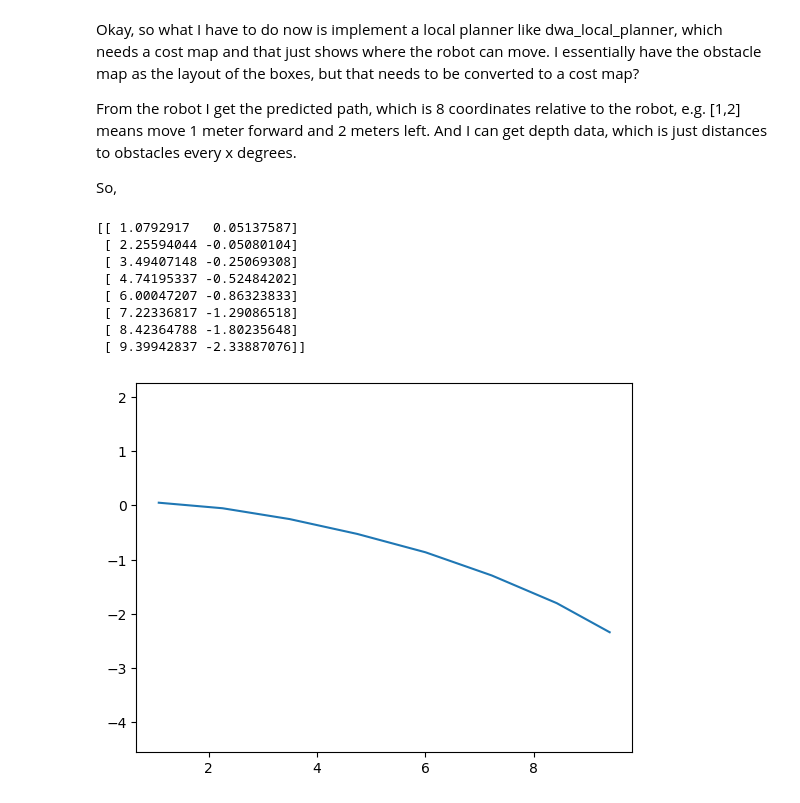
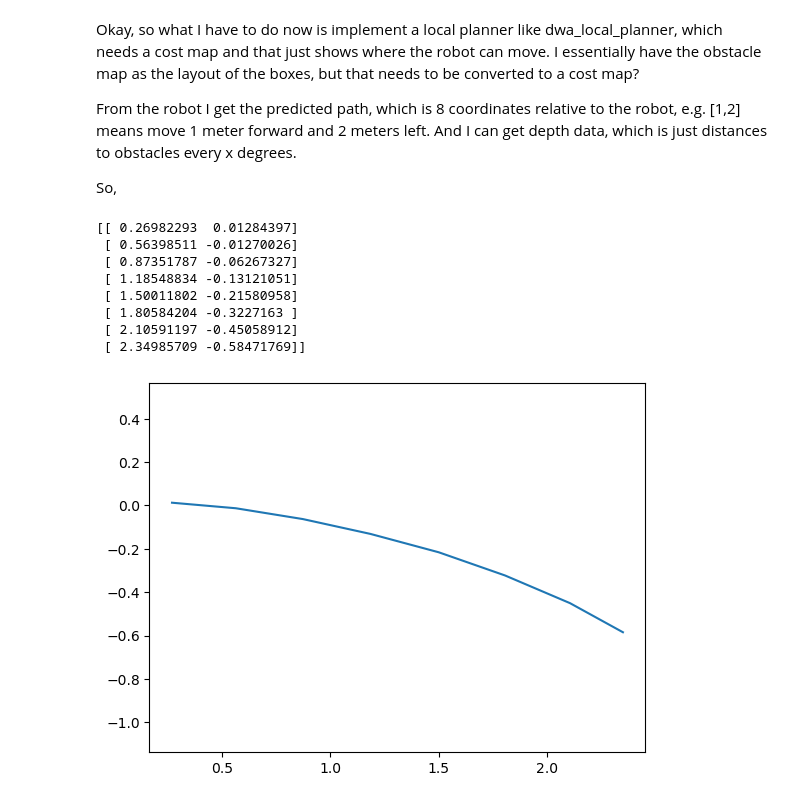
Before and after one commit to SuspiciousSeal/nomad_thesis, a Jupyter notebook: tools/plot.ipynb, the cells around one changed output. Cells and saved outputs as stored; diff of their text form; code cells hidden in the pictures.

```diff
--- a/tools/plot.ipynb
+++ b/tools/plot.ipynb
@@ -25,19 +25,19 @@ So,
 # %%
 data2 = np.array([1.0792917013168335, 0.0513758659362793, 2.2559404373168945, -0.05080103874206543, 3.4940714836120605, -0.25069308280944824, 4.741953372955322, -0.5248420238494873, 6.000472068786621, -0.8632383346557617, 7.223368167877197, -1.290865182876587, 8.4236478805542, -1.802356481552124, 9.399428367614746, -2.3388707637786865])
 data2 = data2.reshape(8,2)
-
+data2 *= 0.25
 print(data2)
 
 plt.plot(data2[:,0], data2[:,1])
 plt.axis("equal")
 plt.draw()
 # %% [output]
-[[ 1.0792917   0.05137587]
- [ 2.25594044 -0.05080104]
- [ 3.49407148 -0.25069308]
- [ 4.74195337 -0.52484202]
- [ 6.00047207 -0.86323833]
- [ 7.22336817 -1.29086518]
- [ 8.42364788 -1.80235648]
- [ 9.39942837 -2.33887076]]
+[[ 0.26982293  0.01284397]
+ [ 0.56398511 -0.01270026]
+ [ 0.87351787 -0.06267327]
+ [ 1.18548834 -0.13121051]
+ [ 1.50011802 -0.21580958]
+ [ 1.80584204 -0.3227163 ]
+ [ 2.10591197 -0.45058912]
+ [ 2.34985709 -0.58471769]]
-[figure, old version]
+[figure, new version]
```
Also changed, not shown: 5 other files.
